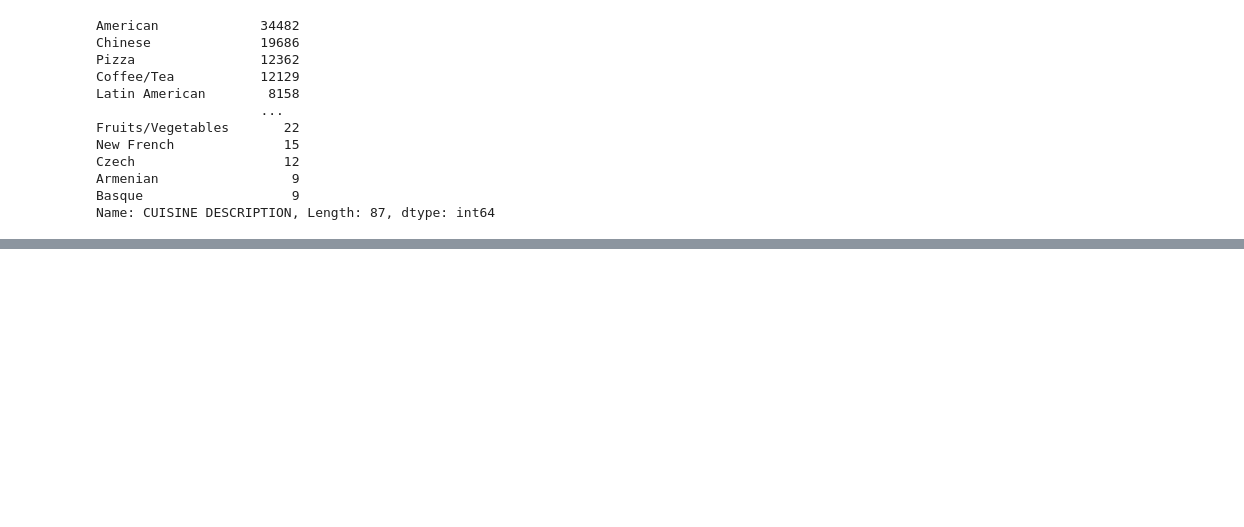
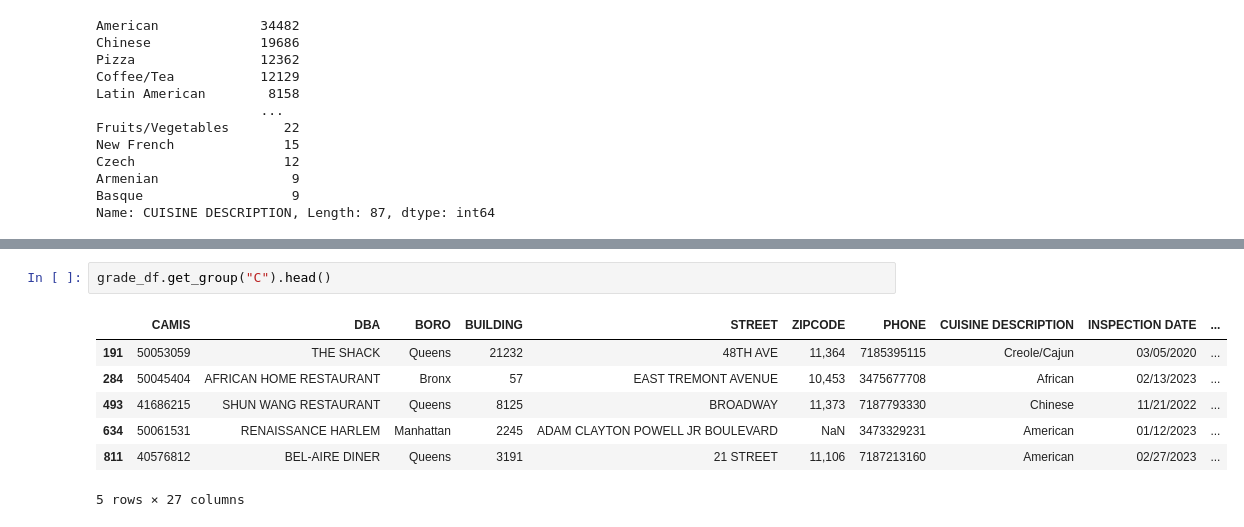
Before and after one commit to arubybonilla/2023-nyc-restaurant-grades, a Jupyter notebook: 2023-nyc-restaurant-inspection-grades-analysis.ipynb, the cells around one changed output, grey strips where cells are left out. Drawn from its saved outputs; the diff is of its cells as text; blank space fills up the shorter version.

```diff
--- a/2023-nyc-restaurant-inspection-grades-analysis.ipynb
+++ b/2023-nyc-restaurant-inspection-grades-analysis.ipynb
@@ -552,0 +569,10 @@ Name: CUISINE DESCRIPTION, Length: 87, dtype: int64
+# %%
+grade_df.get_group("C").head()
+# %% [output]
+|  | CAMIS | DBA | BORO | BUILDING | STREET | ZIPCODE | PHONE | CUISINE DESCRIPTION | INSPECTION DATE | ... |
+| 191 | 50053059 | THE SHACK | Queens | 21232 | 48TH AVE | 11,364 | 7185395115 | Creole/Cajun | 03/05/2020 | ... |
+| 284 | 50045404 | AFRICAN HOME RESTAURANT | Bronx | 57 | EAST TREMONT AVENUE | 10,453 | 3475677708 | African | 02/13/2023 | ... |
+| 493 | 41686215 | SHUN WANG RESTAURANT | Queens | 8125 | BROADWAY | 11,373 | 7187793330 | Chinese | 11/21/2022 | ... |
+| 634 | 50061531 | RENAISSANCE HARLEM | Manhattan | 2245 | ADAM CLAYTON POWELL JR BOULEVARD | NaN | 3473329231 | American | 01/12/2023 | ... |
+| 811 | 40576812 | BEL-AIRE DINER | Queens | 3191 | 21 STREET | 11,106 | 7187213160 | American | 02/27/2023 | ... |
+5 rows × 27 columns
```
Also changed, not shown: parts of 2 cells of this notebook.
